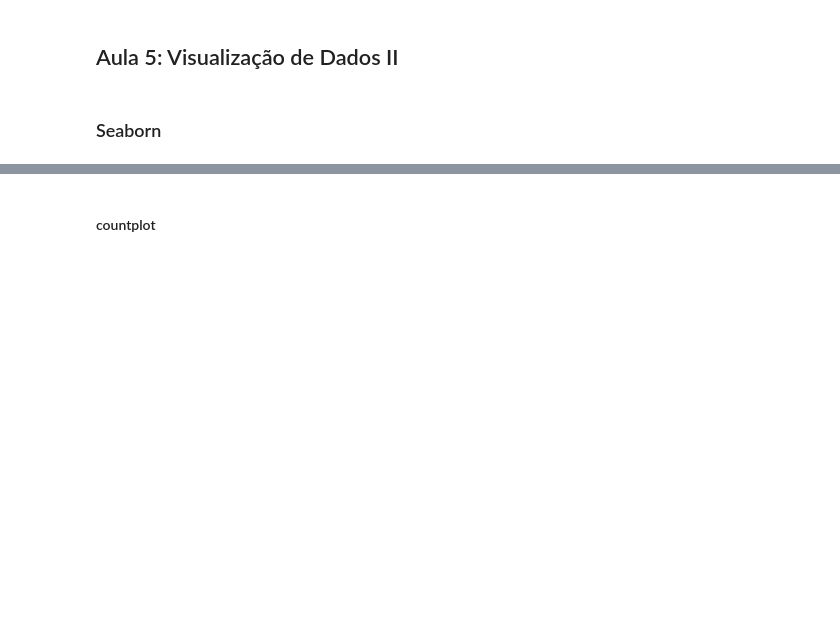
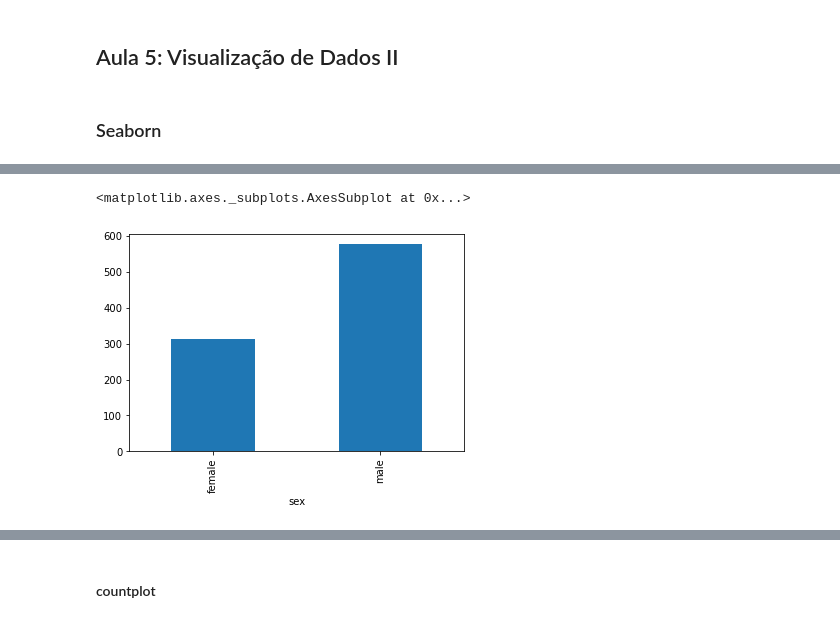
Before and after one commit to gustavolasmar/DS-Stone, a Jupyter notebook: notebooks/Aula 5 - Visualização de Dados II.ipynb, the cells around one changed output, grey strips where cells are left out. Cells and saved outputs as stored; diff of their text form; code cells hidden in the pictures; blank space fills up the shorter version.

```diff
--- a/notebooks/Aula 5 - Visualização de Dados II.ipynb
+++ b/notebooks/Aula 5 - Visualização de Dados II.ipynb
@@ -13,0 +42,5 @@ df_titanic.head()
+# %%
+df_titanic.groupby('sex')['sex'].count().plot.bar()
+# %% [output]
+<matplotlib.axes._subplots.AxesSubplot at 0x...>
+[figure, added]
```
Also changed, not shown: parts of 51 cells of this notebook.
